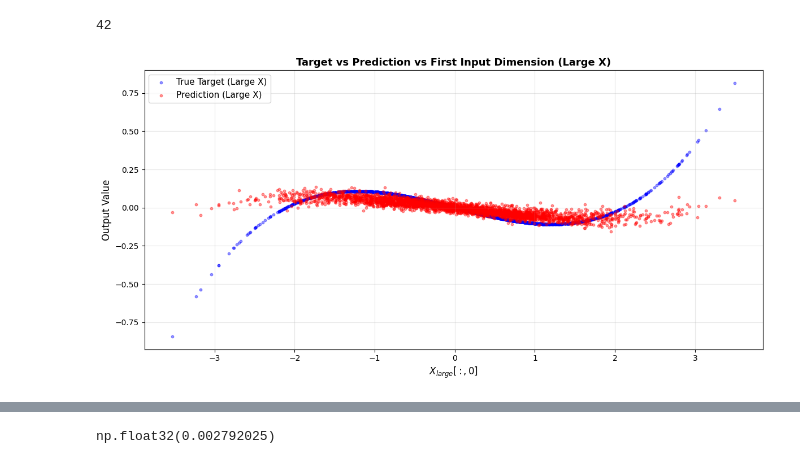
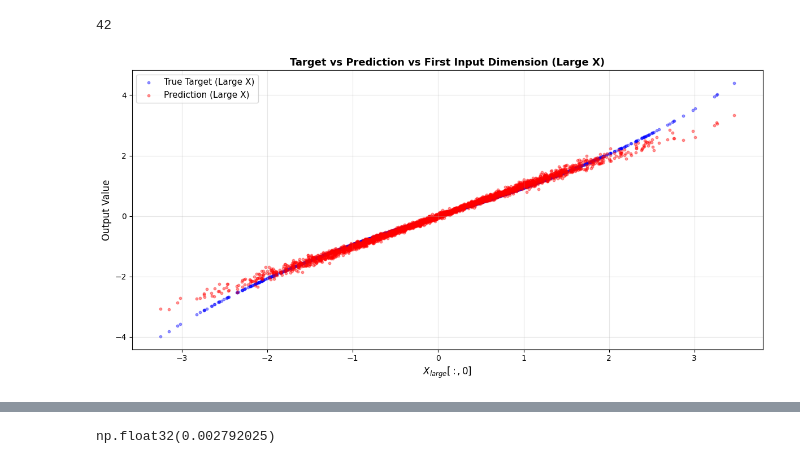
Before and after one commit to theideasmith/FCNX-Ensembling, a Jupyter notebook: milestones/activation_generic_erf_mf_scaling_convergence/model_visualization.ipynb, the cells around one changed output, grey strips where cells are left out. Drawn from its saved outputs; the diff is of its cells as text; code cells hidden in the pictures.

```diff
--- a/milestones/activation_generic_erf_mf_scaling_convergence/model_visualization.ipynb
+++ b/milestones/activation_generic_erf_mf_scaling_convergence/model_visualization.ipynb
@@ -29,10 +29,10 @@ Load the PyTorch model from the specified checkpoint path and configuration.
 # %%
 # Define model directory and paths
 
-model_dir = Path("/home/akiva/FCNX-Ensembling/milestones/activation_generic_erf_mf_scaling_convergence/results/d150_P3000_N1600_chi50_kappa0.1/seed42")
-
-
-model_path = model_dir / "model.pt"
+# model_dir = Path("/home/akiva/FCNX-Ensembling/milestones/activation_generic_erf_mf_scaling_convergence/results/d150_P3000_N1600_chi50_kappa0.1/seed42")
+# model_dir = Path("/home/akiva/FCNX-Ensembling/milestones/activation_generic_erf_mf_scaling_convergence/P_scan_KAPPA0.1_CHI_N/d150_P1418_N1600_chi1600_kappa0.1/seed0")
+model_dir = Path("/home/akiva/FCNX-Ensembling/milestones/activation_generic_erf_mf_scaling_convergence/chi_scan_kappa_0.1/d150_P3000_N1600_chi320_kappa0.1/seed1/")
+model_path = model_dir / "model_final.pt"
 config_path = model_dir / "config.json"
 print(f"Model directory: {model_dir}")
 print(f"Model path exists: {model_path.exists()}")
@@ -401,46 +403,80 @@ cfg['seed']
 # %% [output]
 42
 # %%
+# # Plot target and prediction against X_large[:, 0]
+torch.manual_seed(cfg['seed']+1)
+
+# X_large = torch.randn(cfg['P'], d, device=device)
+# y_pred_large = model(X_large)  .mean(dim=1)  # Average over ensembles
+# X_large_np = X_large.detach().cpu().numpy()
+# y_pred_large_np = y_pred_large.detach().cpu().numpy()
+
+# # Compute target for large X using the same synthetic function
+# x0_large = X_large_np[:, 0]
+# y_target_large = x0_large + 0.03 * (x0_large**3 - 3 * x0_large)
+
+# # Sort by X_large[:,0] for better visualization
+# sort_idx_large = np.argsort(x0_large)
+# x_large_sorted = x0_large[sort_idx_large]
+
+# # Center target and prediction around x0 for visualization
+# y_target_large_sorted = (
+#     y_target_large[sort_idx_large]
+#    - (y_target_large[sort_idx_large] @ x_large_sorted / x_large_sorted.shape[0]) * x_large_sorted
+# )
+# y_pred_large_sorted = (
+#     y_pred_large_np[sort_idx_large]
+#    - (y_pred_large_np[sort_idx_large] @ x_large_sorted / x_large_sorted.shape[0]) * x_large_sorted
+# )
+
+# fig, ax = plt.subplots(figsize=(12, 6))
+# ax.scatter(x_large_sorted, y_target_large_sorted, alpha=0.4, s=10, label='True Target (Large X)', color='blue')
+# ax.scatter(x_large_sorted, y_pred_large_sorted, alpha=0.4, s=10, label='Prediction (Large X)', color='red')
+
+# ax.set_xlabel(r'$X_{large}[:,0]$', fontsize=12)
+# ax.set_ylabel('Output Value', fontsize=12)
+# ax.set_title('Target vs Prediction vs First Input Dimension (Large X)', fontsize=13, fontweight='bold')
+# ax.legend(fontsize=11)
+# ax.grid(True, alpha=0.3)
+
+# plt.tight_layout()
+# plt.savefig(model_dir / 'target_vs_prediction_vs_x0_large.png', dpi=150, bbox_inches='tight')
+# plt.show()
+
+# print(f"Plot saved to {model_dir / 'target_vs_prediction_vs_x0_large.png'}")
 # Plot target and prediction against X_large[:, 0]
-torch.manual_seed(cfg['seed'])
-
+torch.manual_seed(cfg['seed']+1)
 X_large = torch.randn(cfg['P'], d, device=device)
-y_pred_large = model(X_large)  .mean(dim=1)  # Average over ensembles
+y_pred_large = model(X_large).mean(dim=1)  # Average over ensembles
 X_large_np = X_large.detach().cpu().numpy()
 y_pred_large_np = y_pred_large.detach().cpu().numpy()
 
 # Compute target for large X using the same synthetic function
 x0_large = X_large_np[:, 0]
 y_target_large = x0_large + 0.03 * (x0_large**3 - 3 * x0_large)
 
-# Sort by X_large[:,0] for better visualization
-sort_idx_large = np.argsort(x0_large)
-x_large_sorted = x0_large[sort_idx_large]
-
-# Center target and prediction around x0 for visualization
-y_target_large_sorted = (
-    y_target_large[sort_idx_large]
-   - (y_target_large[sort_idx_large] @ x_large_sorted / x_large_sorted.shape[0]) * x_large_sorted
-)
-y_pred_large_sorted = (
-    y_pred_large_np[sort_idx_large]
-   - (y_pred_large_np[sort_idx_large] @ x_large_sorted / x_large_sorted.shape[0]) * x_large_sorted
-)
+# Center target and prediction around x0 for visualization (no sorting)
+x0_dot = x0_large @ x0_large / x0_large.shape[0]
+y_target_centered = y_target_large #- \
+    # (y_target_large @ x0_large / x0_large.shape[0]) * x0_large
+y_pred_centered = y_pred_large_np #- \
+    # (y_pred_large_np @ x0_large / x0_large.shape[0]) * x0_large
 
 fig, ax = plt.subplots(figsize=(12, 6))
-ax.scatter(x_large_sorted, y_target_large_sorted, alpha=0.4, s=10, label='True Target (Large X)', color='blue')
-ax.scatter(x_large_sorted, y_pred_large_sorted, alpha=0.4, s=10, label='Prediction (Large X)', color='red')
-
+ax.scatter(x0_large, y_target_centered, alpha=0.4, s=10,
+           label='True Target (Large X)', color='blue')
+ax.scatter(x0_large, y_pred_centered, alpha=0.4, s=10,
+           label='Prediction (Large X)', color='red')
 ax.set_xlabel(r'$X_{large}[:,0]$', fontsize=12)
 ax.set_ylabel('Output Value', fontsize=12)
-ax.set_title('Target vs Prediction vs First Input Dimension (Large X)', fontsize=13, fontweight='bold')
+ax.set_title('Target vs Prediction vs First Input Dimension (Large X)',
+             fontsize=13, fontweight='bold')
 ax.legend(fontsize=11)
 ax.grid(True, alpha=0.3)
-
 plt.tight_layout()
-plt.savefig(model_dir / 'target_vs_prediction_vs_x0_large.png', dpi=150, bbox_inches='tight')
+plt.savefig(model_dir / 'target_vs_prediction_vs_x0_large.png',
+            dpi=150, bbox_inches='tight')
 plt.show()
-
 print(f"Plot saved to {model_dir / 'target_vs_prediction_vs_x0_large.png'}")
 # %% [output]
-[figure, old version]
+[figure, new version]
```
Also changed, not shown: parts of 42 cells of this notebook, 44 other files.
